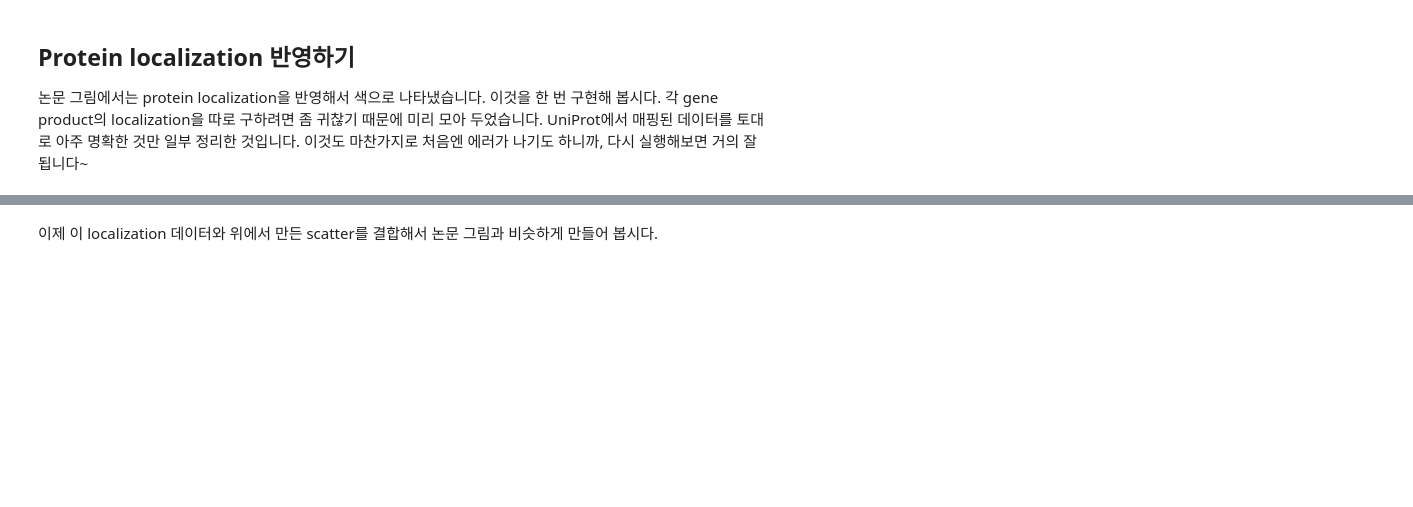
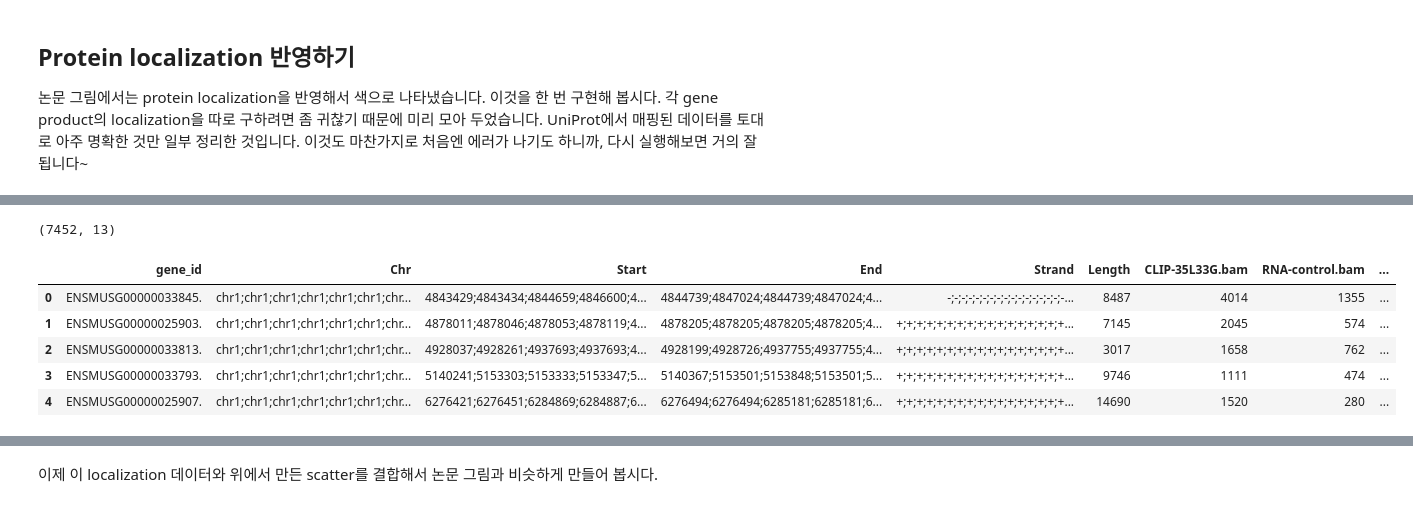
Before and after one commit to yoojunghan/bioinfo-term-project, a Jupyter notebook: notebooks/Mission1.ipynb, the cells around one changed output, grey strips where cells are left out. Cells and saved outputs as stored; diff of their text form; code cells hidden in the pictures; blank space fills up the shorter version.

```diff
--- a/notebooks/Mission1.ipynb
+++ b/notebooks/Mission1.ipynb
@@ -89,0 +198,16 @@ mouselocal.head()
+# %%
+cnts_cutoff2 = cnts[(cnts['RNA-control.bam'] > 100) & (cnts['RNA-siLin28a.bam'] > 100) & (cnts['RNA-siLuc.bam'] > 100)]
+cnts_cutoff2.shape
+# %% [output]
+(7452, 13)
+# %%
+cnts_cutoff2 = cnts_cutoff2.rename_axis('gene_id').reset_index()
+cnts_cutoff2['gene_id'] = cnts_cutoff2['gene_id'].str[:-2]
+cnts_cutoff2.head()
+# %% [output]
+|  | gene_id | Chr | Start | End | Strand | Length | CLIP-35L33G.bam | RNA-control.bam | ... |
+| 0 | ENSMUSG00000033845. | chr1;chr1;chr1;chr1;chr1;chr1;chr... | 4843429;4843434;4844659;4846600;4... | 4844739;4847024;4844739;4847024;4... | -;-;-;-;-;-;-;-;-;-;-;-;-;-;-;-;-... | 8487 | 4014 | 1355 | ... |
+| 1 | ENSMUSG00000025903. | chr1;chr1;chr1;chr1;chr1;chr1;chr... | 4878011;4878046;4878053;4878119;4... | 4878205;4878205;4878205;4878205;4... | +;+;+;+;+;+;+;+;+;+;+;+;+;+;+;+;+... | 7145 | 2045 | 574 | ... |
+| 2 | ENSMUSG00000033813. | chr1;chr1;chr1;chr1;chr1;chr1;chr... | 4928037;4928261;4937693;4937693;4... | 4928199;4928726;4937755;4937755;4... | +;+;+;+;+;+;+;+;+;+;+;+;+;+;+;+;+... | 3017 | 1658 | 762 | ... |
+| 3 | ENSMUSG00000033793. | chr1;chr1;chr1;chr1;chr1;chr1;chr... | 5140241;5153303;5153333;5153347;5... | 5140367;5153501;5153848;5153501;5... | +;+;+;+;+;+;+;+;+;+;+;+;+;+;+;+;+... | 9746 | 1111 | 474 | ... |
+| 4 | ENSMUSG00000025907. | chr1;chr1;chr1;chr1;chr1;chr1;chr... | 6276421;6276451;6284869;6284887;6... | 6276494;6276494;6285181;6285181;6... | +;+;+;+;+;+;+;+;+;+;+;+;+;+;+;+;+... | 14690 | 1520 | 280 | ... |
```
Also changed, not shown: parts of 21 cells of this notebook, 1 other file.
